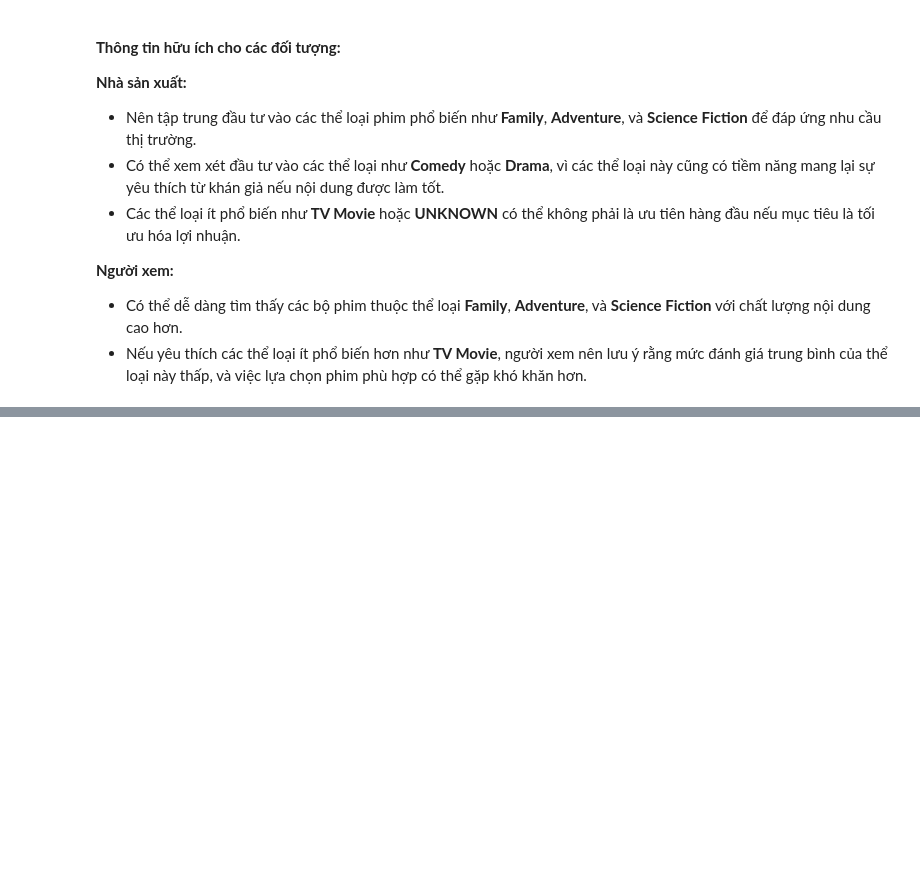
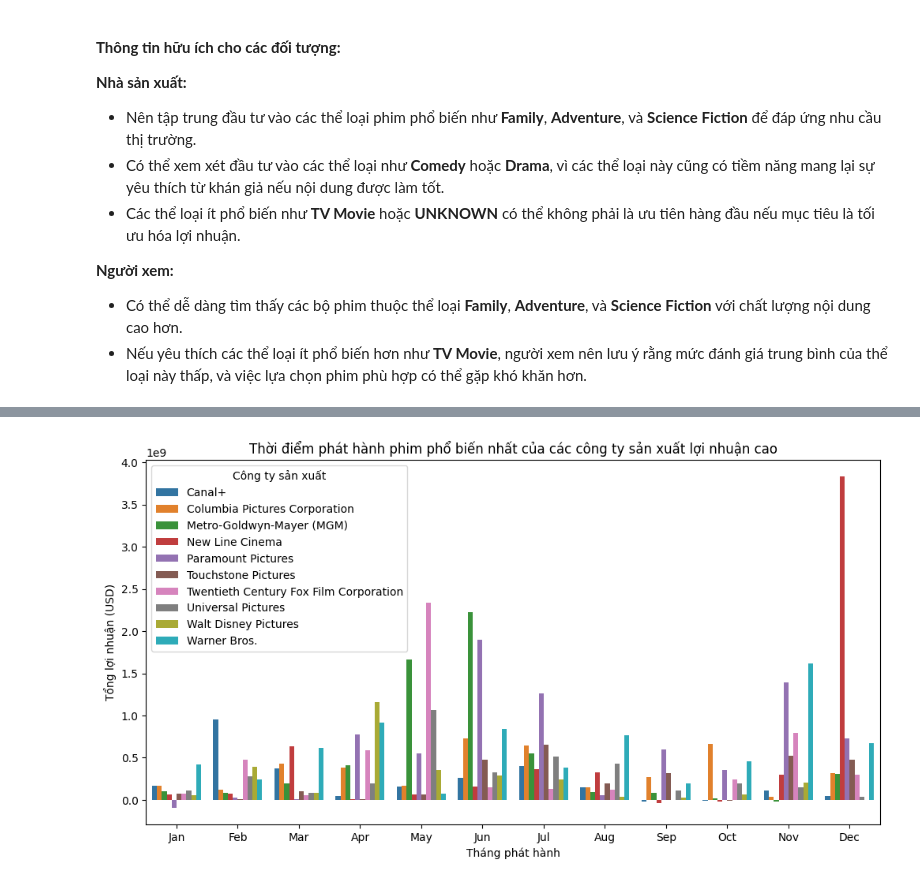
Before and after one commit to hoangfitus/csc17104-movies-eda, a Jupyter notebook: questions_and_answers.ipynb, the cells around one changed output, grey strips where cells are left out. Saved outputs shown, nothing was run; the diff lists cells and outputs as text; code cells hidden in the pictures; blank space fills up the shorter version.

```diff
--- a/questions_and_answers.ipynb
+++ b/questions_and_answers.ipynb
@@ -224,0 +366,6 @@ Như vậy từ các quan sát từ các biểu đồ trên, chúng ta có thể
+# %%
+# Tổng hợp thời điểm phát hành phim phổ biến của top công ty sản xuất
+top_companies_release = factors_exploded_df[factors_exploded_df['production_companies'].isin(top_companies)]
+top_companies_release = top_companies_release.groupby(['production_companies', 'release_month'])['profit'].sum().reset_index()
+top_companies_release = top_companies_release.sort_values(by=['production_companies', 'profit'], ascending=[True, False])
+top_companies_release
@@ -224,0 +398,12 @@ Như vậy từ các quan sát từ các biểu đồ trên, chúng ta có thể
+# %%
+# Vẽ biểu đồ: Thời điểm phát hành phim phổ biến nhất của top công ty sản xuất
+plt.figure(figsize=(12, 6))
+sns.barplot(data=top_companies_release, x='release_month', y='profit', hue='production_companies', dodge=True)
+plt.title('Thời điểm phát hành phim phổ biến nhất của các công ty sản xuất lợi nhuận cao')
+plt.xlabel('Tháng phát hành')
+plt.ylabel('Tổng lợi nhuận (USD)')
+plt.xticks(range(12), ['Jan', 'Feb', 'Mar', 'Apr', 'May', 'Jun', 'Jul', 'Aug', 'Sep', 'Oct', 'Nov', 'Dec'])
+plt.legend(title='Công ty sản xuất')
+plt.show()
+# %% [output]
+[figure, added]
```
Also changed, not shown: parts of 21 cells of this notebook.
